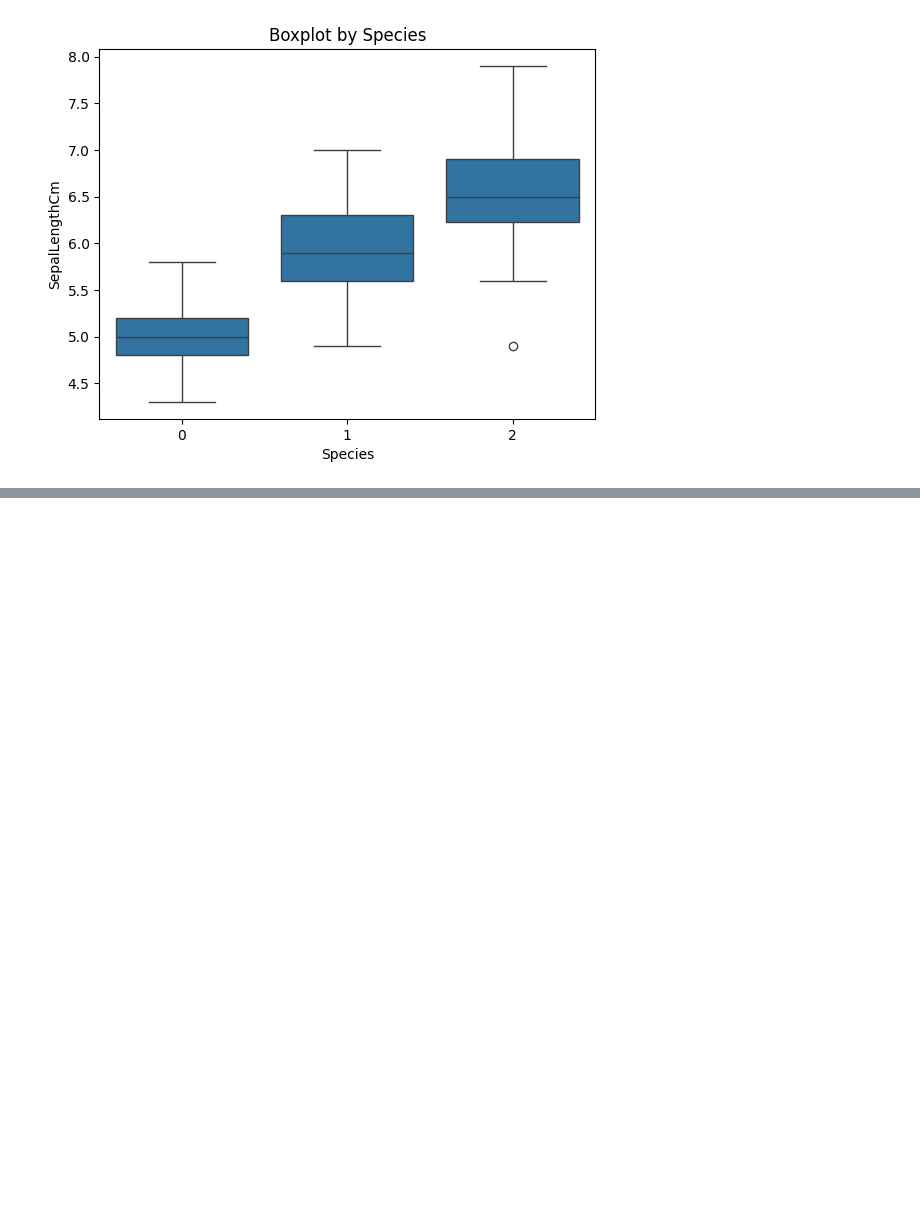
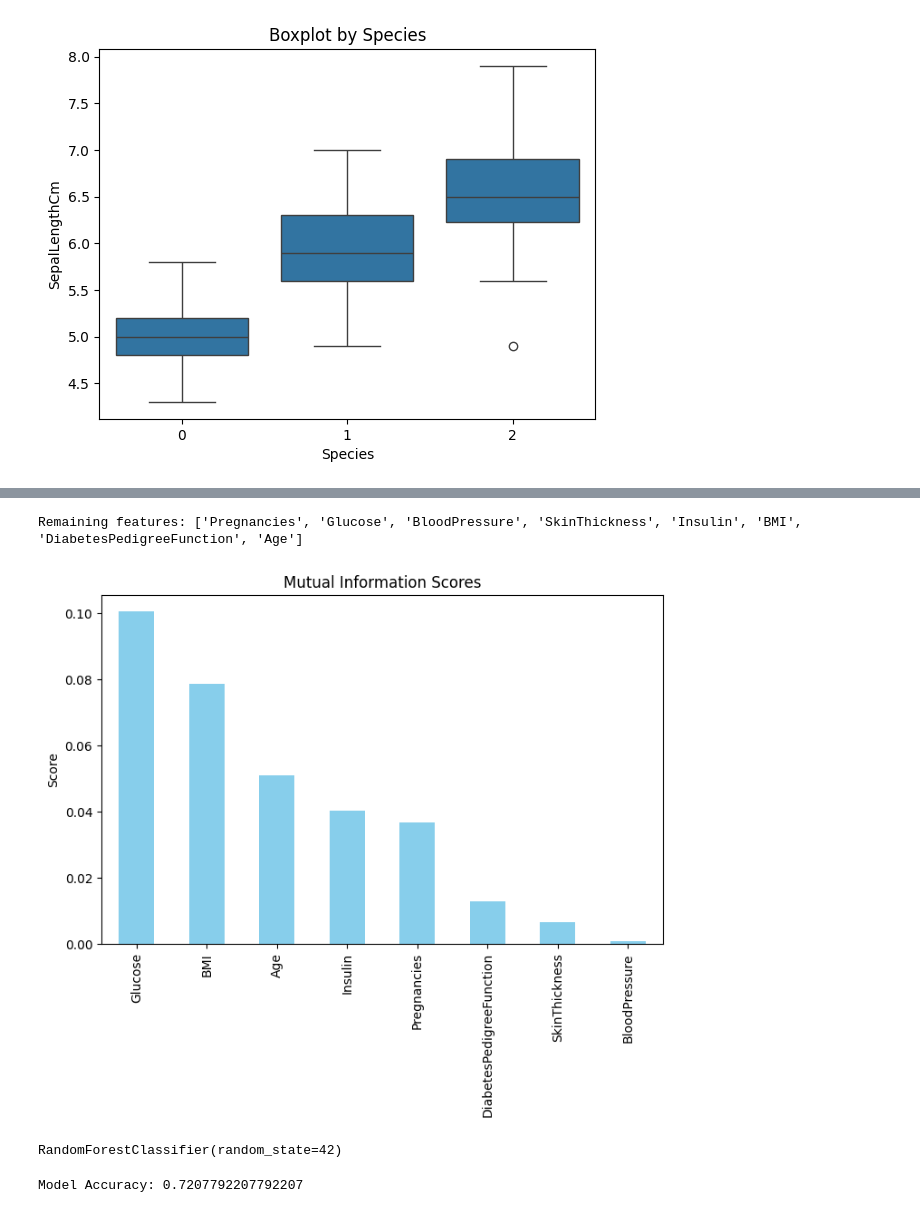
Before and after one commit to mekaviraj/ML_sem5, a Jupyter notebook: ml_lab_sem5.ipynb, the cells around one changed output, grey strips where cells are left out. Saved outputs shown, nothing was run; the diff lists cells and outputs as text; code cells hidden in the pictures; blank space fills up the shorter version.

```diff
--- a/ml_lab_sem5.ipynb
+++ b/ml_lab_sem5.ipynb
@@ -544,0 +557,4 @@ plt.show()
+# %%
+df = pd.read_csv("/content/diabetes.csv")
+print(df.head())
+print(df.shape)
@@ -544,0 +573,4 @@ plt.show()
+# %%
+X = df.drop("Outcome" , axis=1)
+y = df["Outcome"]
+print(X, "--------------------/n" , y)
@@ -544,0 +595,19 @@ plt.show()
+# %%
+selector = VarianceThreshold(threshold=0.01)
+selector.fit(X)
+X_reduced = X[X.columns[selector.get_support(indices=True)]]
+
+print("Remaining features:", list(X_reduced.columns))
+# %% [output]
+Remaining features: ['Pregnancies', 'Glucose', 'BloodPressure', 'SkinThickness', 'Insulin', 'BMI', 'DiabetesPedigreeFunction', 'Age']
+# %%
+mi_scores = mutual_info_classif(X_reduced, y)
+mi_series = pd.Series(mi_scores, index=X_reduced.columns).sort_values(ascending=False)
+
+plt.figure(figsize=(8,5))
+mi_series.plot(kind='bar', color='skyblue')
+plt.title("Mutual Information Scores")
+plt.ylabel("Score")
+plt.show()
+# %% [output]
+[figure, added]
@@ -544,0 +617,11 @@ plt.show()
+# %%
+model = RandomForestClassifier(random_state=42)
+model.fit(X_train, y_train)
+# %% [output]
+RandomForestClassifier(random_state=42)
+# %%
+y_pred = model.predict(X_test)
+accuracy = accuracy_score(y_test, y_pred)
+print("Model Accuracy:", accuracy)
+# %% [output]
+Model Accuracy: 0.7207792207792207
```
Also changed, not shown: parts of 8 cells of this notebook.
